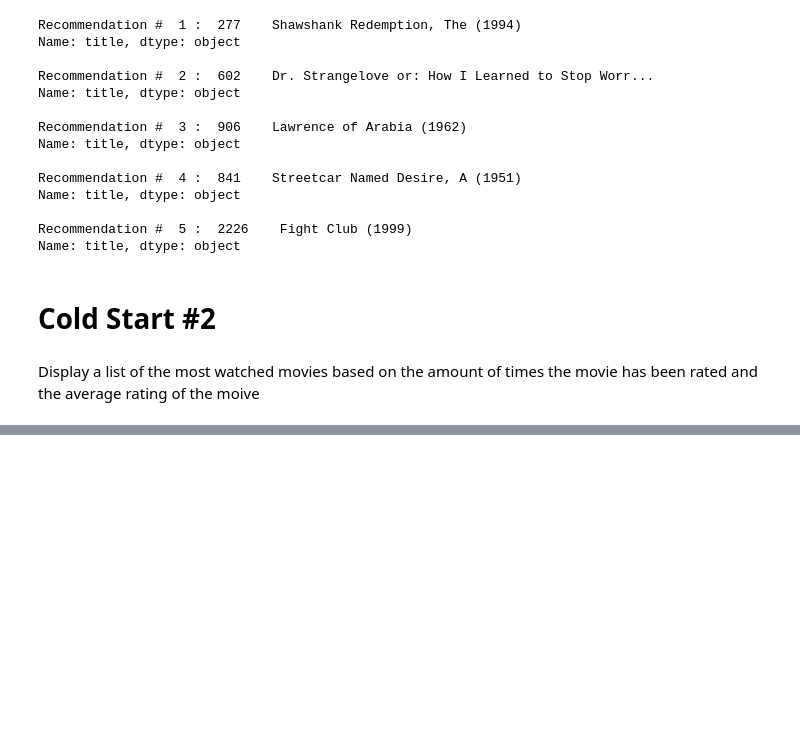
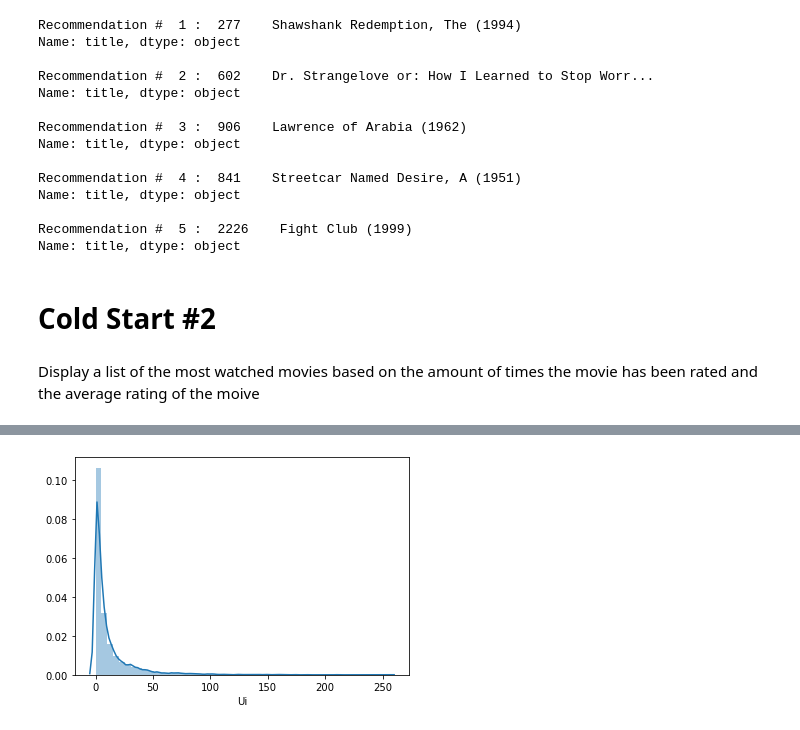
Before and after one commit to bt02/Movie-Recommendation-System, a Jupyter notebook: Recommendation-System.ipynb, the cells around one changed output, grey strips where cells are left out. Saved outputs shown, nothing was run; the diff lists cells and outputs as text; code cells hidden in the pictures; blank space fills up the shorter version.

```diff
--- a/Recommendation-System.ipynb
+++ b/Recommendation-System.ipynb
@@ -339,0 +366,4 @@ top.sort_values(by = ['Ui', 'rui'], ascending = False).head()
+# %%
+sns.distplot(top['Ui']);
+# %% [output]
+[figure, added]
```
Also changed, not shown: parts of 24 cells of this notebook.
